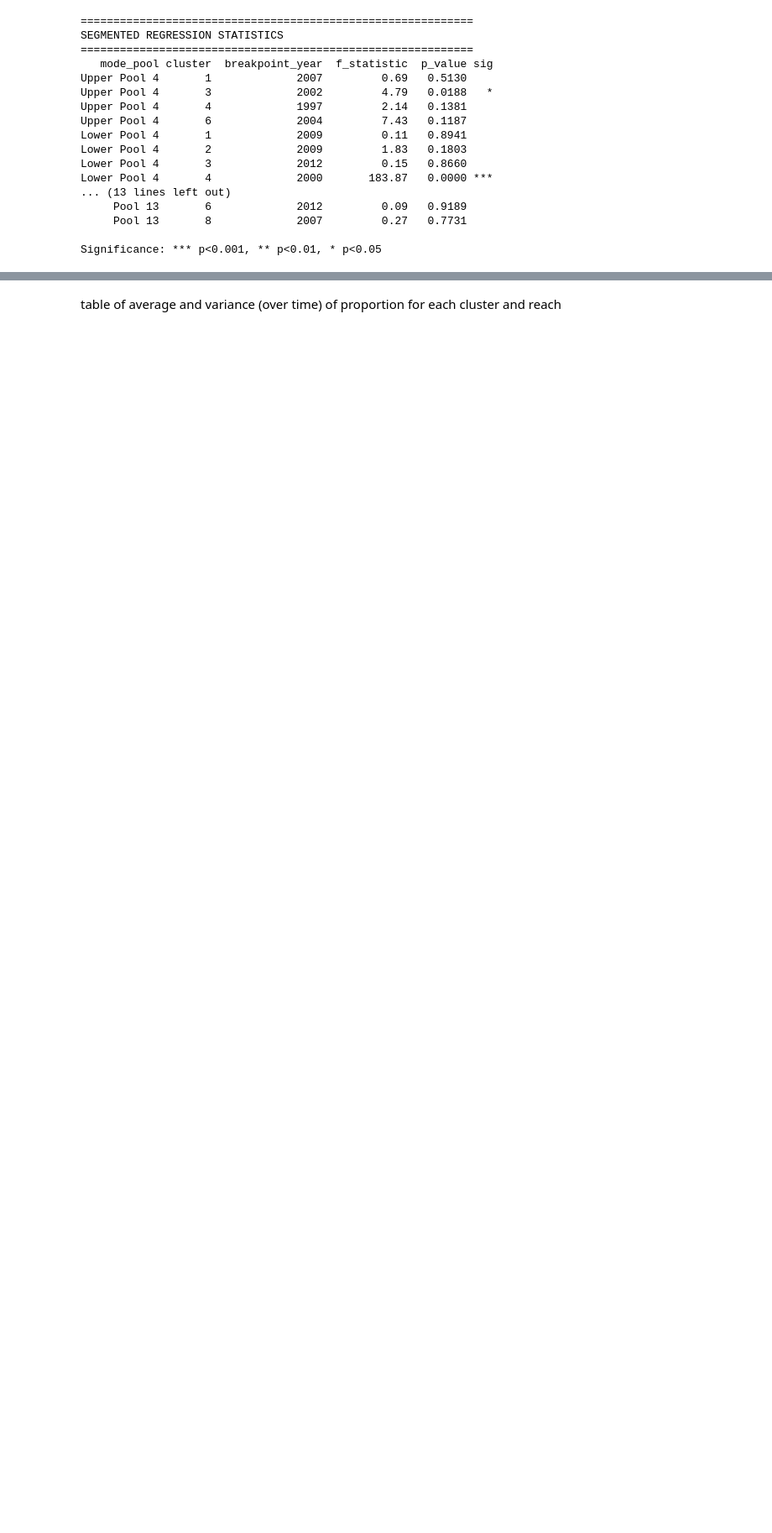
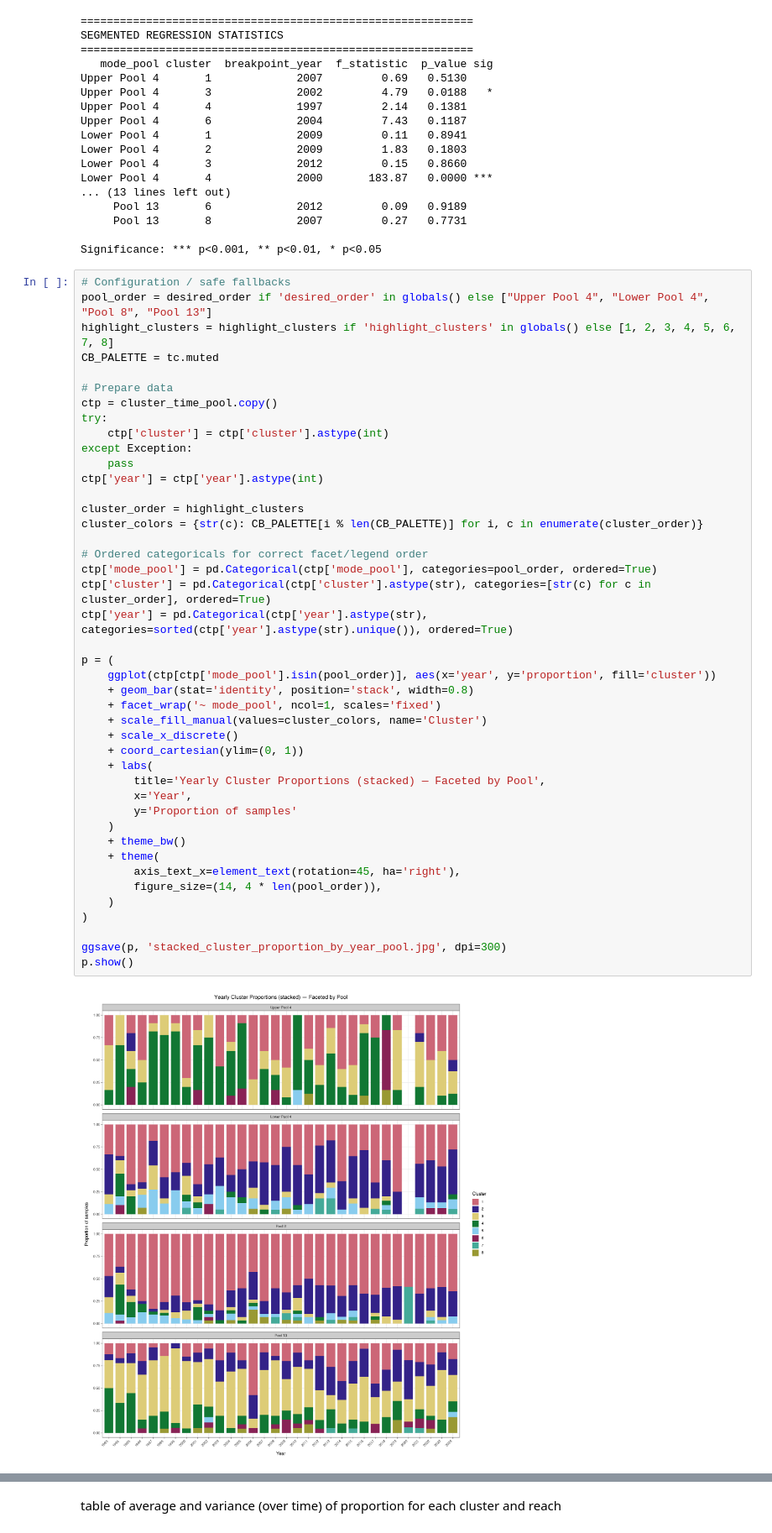
Before and after one commit to jppeirce/ltrm_fish, a Jupyter notebook: 3cluster_visualization.ipynb, the cells around one changed output, grey strips where cells are left out. Shown at 84% size. Saved outputs shown, nothing was run; the diff lists cells and outputs as text; blank space fills up the shorter version.

```diff
--- a/3cluster_visualization.ipynb
+++ b/3cluster_visualization.ipynb
@@ -660,3 +658,48 @@ Lower Pool 4       4             2000       183.87   0.0000 ***
      Pool 13       8             2007         0.27   0.7731
 
 Significance: *** p<0.001, ** p<0.01, * p<0.05
+# %%
+# Configuration / safe fallbacks
+pool_order = desired_order if 'desired_order' in globals() else ["Upper Pool 4", "Lower Pool 4", "Pool 8", "Pool 13"]
+highlight_clusters = highlight_clusters if 'highlight_clusters' in globals() else [1, 2, 3, 4, 5, 6, 7, 8]
+CB_PALETTE = tc.muted
+
+# Prepare data
+ctp = cluster_time_pool.copy()
+try:
+    ctp['cluster'] = ctp['cluster'].astype(int)
+except Exception:
+    pass
+ctp['year'] = ctp['year'].astype(int)
+
+cluster_order = highlight_clusters
+cluster_colors = {str(c): CB_PALETTE[i % len(CB_PALETTE)] for i, c in enumerate(cluster_order)}
+
+# Ordered categoricals for correct facet/legend order
+ctp['mode_pool'] = pd.Categorical(ctp['mode_pool'], categories=pool_order, ordered=True)
+ctp['cluster'] = pd.Categorical(ctp['cluster'].astype(str), categories=[str(c) for c in cluster_order], ordered=True)
+ctp['year'] = pd.Categorical(ctp['year'].astype(str), categories=sorted(ctp['year'].astype(str).unique()), ordered=True)
+
+p = (
+    ggplot(ctp[ctp['mode_pool'].isin(pool_order)], aes(x='year', y='proportion', fill='cluster'))
+    + geom_bar(stat='identity', position='stack', width=0.8)
+    + facet_wrap('~ mode_pool', ncol=1, scales='fixed')
+    + scale_fill_manual(values=cluster_colors, name='Cluster')
+    + scale_x_discrete()
+    + coord_cartesian(ylim=(0, 1))
+    + labs(
+        title='Yearly Cluster Proportions (stacked) — Faceted by Pool',
+        x='Year',
+        y='Proportion of samples'
+    )
+    + theme_bw()
+    + theme(
+        axis_text_x=element_text(rotation=45, ha='right'),
+        figure_size=(14, 4 * len(pool_order)),
+    )
+)
+
+ggsave(p, 'stacked_cluster_proportion_by_year_pool.jpg', dpi=300)
+p.show()
+# %% [output]
+[figure, added]
```
Also changed, not shown: parts of 6 cells of this notebook, 4 other files.
